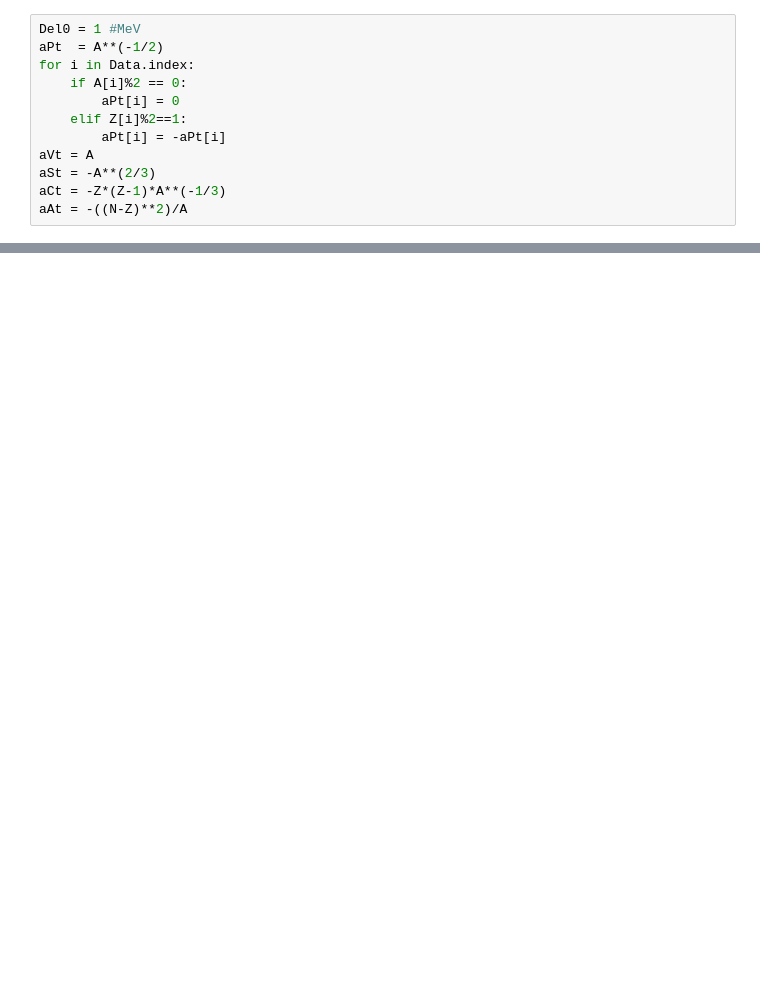
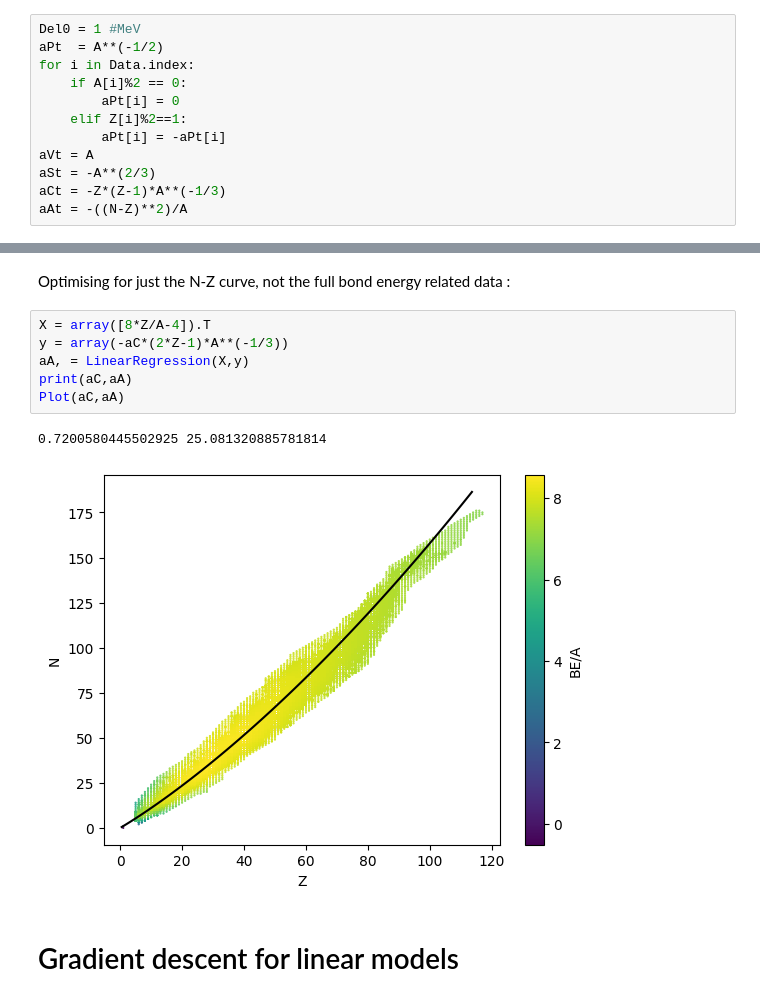
Before and after one commit to PJ29072004/MA203_Project, a Jupyter notebook: Main.ipynb, the cells around one changed output, grey strips where cells are left out. Drawn from its saved outputs; the diff is of its cells as text; blank space fills up the shorter version.

```diff
--- a/Main.ipynb
+++ b/Main.ipynb
@@ -74 +81,14 @@ show()
+# %% [markdown]
+Optimising for just the N-Z curve, not the full bond energy related data :
+# %%
+X = array([8*Z/A-4]).T
+y = array(-aC*(2*Z-1)*A**(-1/3))
+aA, = LinearRegression(X,y)
+print(aC,aA)
+Plot(aC,aA)
+# %% [output]
+0.7200580445502925 25.081320885781814
+[figure, added]
+# %% [markdown]
+# Gradient descent for linear models
 # %%
```
Also changed, not shown: parts of 20 cells of this notebook.
